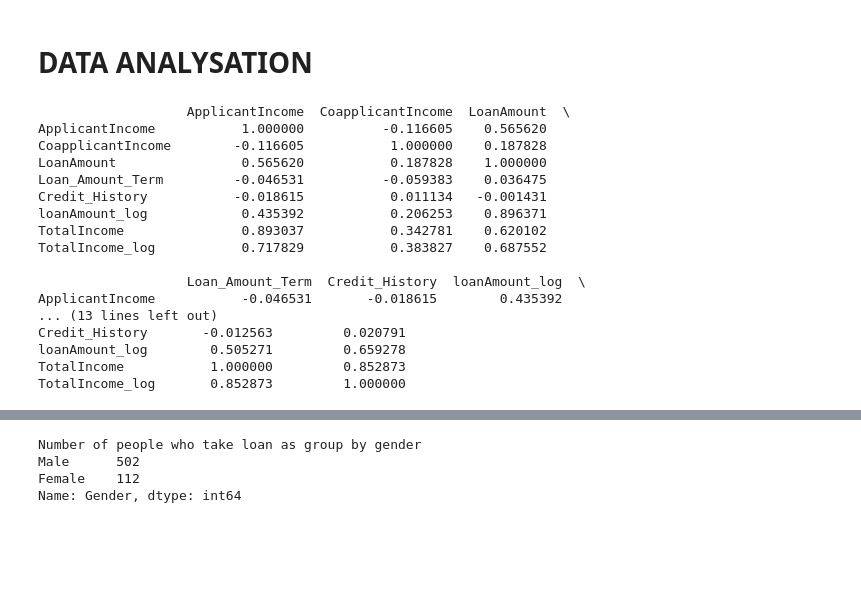
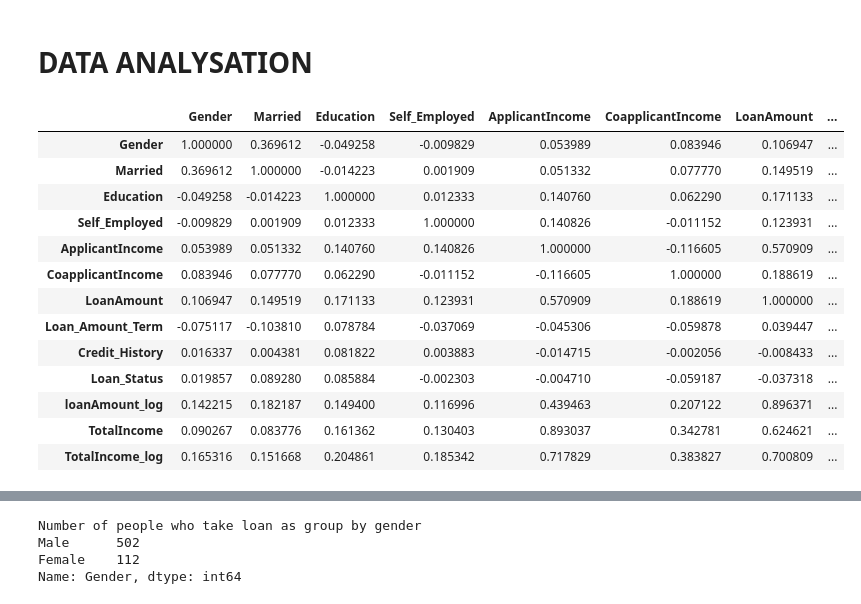
Before and after one commit to kaliNight/Loan-approval-prediction-, a Jupyter notebook: loan_approval_prediction (2).ipynb, the cells around one changed output, grey strips where cells are left out. Cells and saved outputs as stored; diff of their text form; code cells hidden in the pictures; blank space fills up the shorter version.

```diff
--- a/loan_approval_prediction (2).ipynb
+++ b/loan_approval_prediction (2).ipynb
@@ -8,6 +8,7 @@ from sklearn import svm
 # DATA COLLECTION
 # %%
 df=pd.read_csv("loan.csv")
+df1=pd.read_csv("loan.csv")
 # %%
 df.head()
 # %% [output]
@@ -74,0 +63,4 @@ df["TotalIncome_log"].hist(bins=20)
+# %%
+df['loanAmount_log']=np.log(df['LoanAmount'])
+df1['loanAmount_log']=np.log(df1['LoanAmount'])
+df['loanAmount_log'].hist(bins=20)
@@ -74,0 +70,6 @@ df["TotalIncome_log"].hist(bins=20)
+# %%
+df['TotalIncome']=df['ApplicantIncome']+df['CoapplicantIncome']
+df['TotalIncome_log']=np.log(df['TotalIncome'])
+df1['TotalIncome']=df1['ApplicantIncome']+df1['CoapplicantIncome']
+df1['TotalIncome_log']=np.log(df1['TotalIncome'])
+df['TotalIncome_log'].hist(bins=20)
@@ -105,23 +109,42 @@ TotalIncome_log      0
 dtype: int64
 # %% [markdown]
 # DATA ANALYSATION
-# %%
-print(df.corr())
-# %% [output]
-                   ApplicantIncome  CoapplicantIncome  LoanAmount  \
-ApplicantIncome           1.000000          -0.116605    0.565620
-CoapplicantIncome        -0.116605           1.000000    0.187828
-LoanAmount                0.565620           0.187828    1.000000
-Loan_Amount_Term         -0.046531          -0.059383    0.036475
-Credit_History           -0.018615           0.011134   -0.001431
-loanAmount_log            0.435392           0.206253    0.896371
-TotalIncome               0.893037           0.342781    0.620102
-TotalIncome_log           0.717829           0.383827    0.687552
-
-                   Loan_Amount_Term  Credit_History  loanAmount_log  \
-ApplicantIncome           -0.046531       -0.018615        0.435392
-... (13 lines left out)
-Credit_History       -0.012563         0.020791
-loanAmount_log        0.505271         0.659278
-TotalIncome           1.000000         0.852873
-TotalIncome_log       0.852873         1.000000
+# %%
+
+df1["Gender"].replace("Male",1,inplace=True)
+df1["Gender"].replace("Female",0,inplace=True)
+
+df1["Married"].replace("Yes",1,inplace=True)
+df1["Married"].replace("No",0,inplace=True)
+
+df1["Education"].replace("Graduate",1,inplace=True)
+df1["Education"].replace("Not Graduate",0,inplace=True)
+
+df1["Self_Employed"].replace("Yes",1,inplace=True)
+df1["Self_Employed"].replace("No",0,inplace=True)
+
+df1["Property_Area"].replace("Rural",1,inplace=True)
+df1["Property_Area"].replace("Urban",0,inplace=True)
+
+df1["Loan_Status"].replace("Y",1,inplace=True)
+df1["Loan_Status"].replace("N",0,inplace=True)
+
+df1["Dependents"].replace("1",1,inplace=True)
+df1["Dependents"].replace("0",0,inplace=True)
+
+df1.corr()
+# %% [output]
+|  | Gender | Married | Education | Self_Employed | ApplicantIncome | CoapplicantIncome | LoanAmount | ... |
+| Gender | 1.000000 | 0.369612 | -0.049258 | -0.009829 | 0.053989 | 0.083946 | 0.106947 | ... |
+| Married | 0.369612 | 1.000000 | -0.014223 | 0.001909 | 0.051332 | 0.077770 | 0.149519 | ... |
+| Education | -0.049258 | -0.014223 | 1.000000 | 0.012333 | 0.140760 | 0.062290 | 0.171133 | ... |
+| Self_Employed | -0.009829 | 0.001909 | 0.012333 | 1.000000 | 0.140826 | -0.011152 | 0.123931 | ... |
+| ApplicantIncome | 0.053989 | 0.051332 | 0.140760 | 0.140826 | 1.000000 | -0.116605 | 0.570909 | ... |
+| CoapplicantIncome | 0.083946 | 0.077770 | 0.062290 | -0.011152 | -0.116605 | 1.000000 | 0.188619 | ... |
+| LoanAmount | 0.106947 | 0.149519 | 0.171133 | 0.123931 | 0.570909 | 0.188619 | 1.000000 | ... |
+| Loan_Amount_Term | -0.075117 | -0.103810 | 0.078784 | -0.037069 | -0.045306 | -0.059878 | 0.039447 | ... |
+| Credit_History | 0.016337 | 0.004381 | 0.081822 | 0.003883 | -0.014715 | -0.002056 | -0.008433 | ... |
+| Loan_Status | 0.019857 | 0.089280 | 0.085884 | -0.002303 | -0.004710 | -0.059187 | -0.037318 | ... |
+| loanAmount_log | 0.142215 | 0.182187 | 0.149400 | 0.116996 | 0.439463 | 0.207122 | 0.896371 | ... |
+| TotalIncome | 0.090267 | 0.083776 | 0.161362 | 0.130403 | 0.893037 | 0.342781 | 0.624621 | ... |
+| TotalIncome_log | 0.165316 | 0.151668 | 0.204861 | 0.185342 | 0.717829 | 0.383827 | 0.700809 | ... |
```
Also changed, not shown: parts of 25 cells of this notebook.
